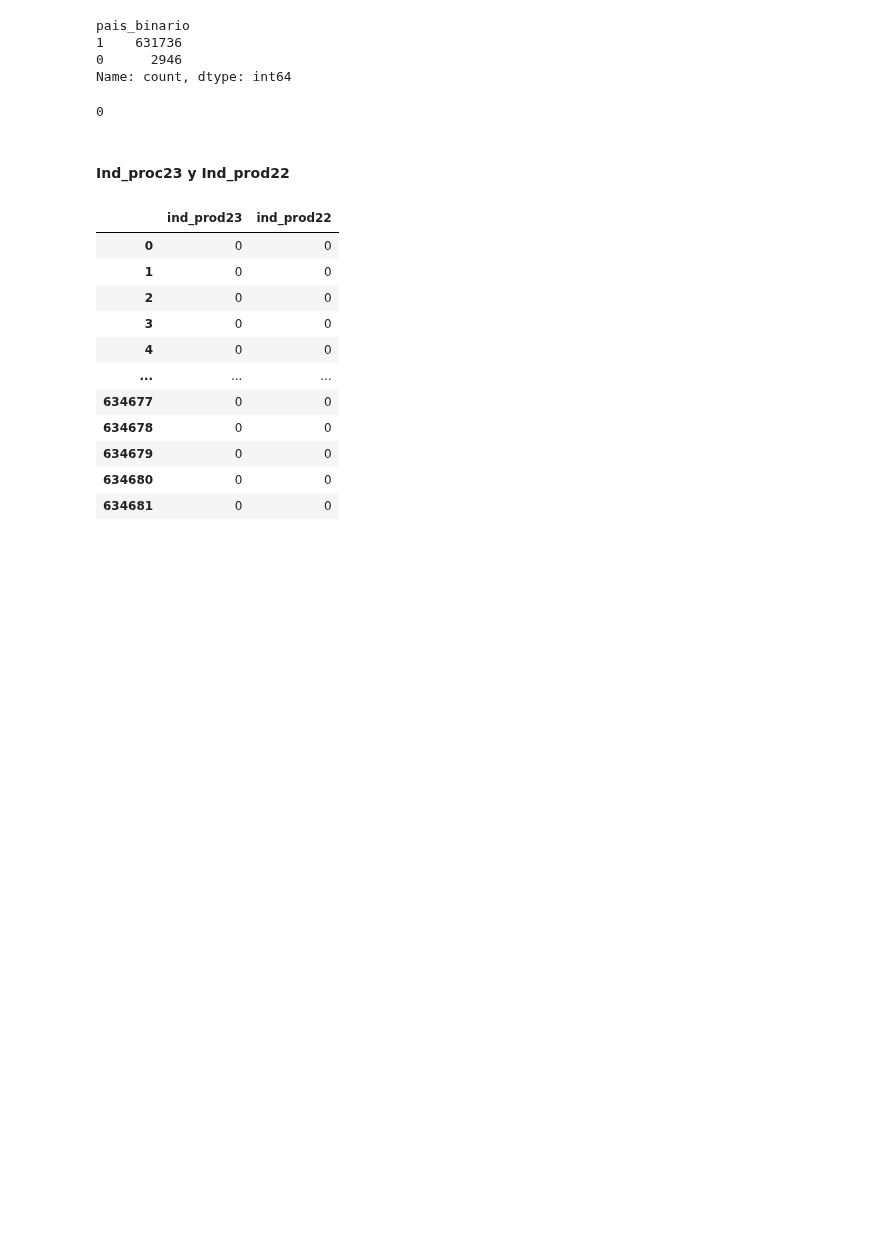
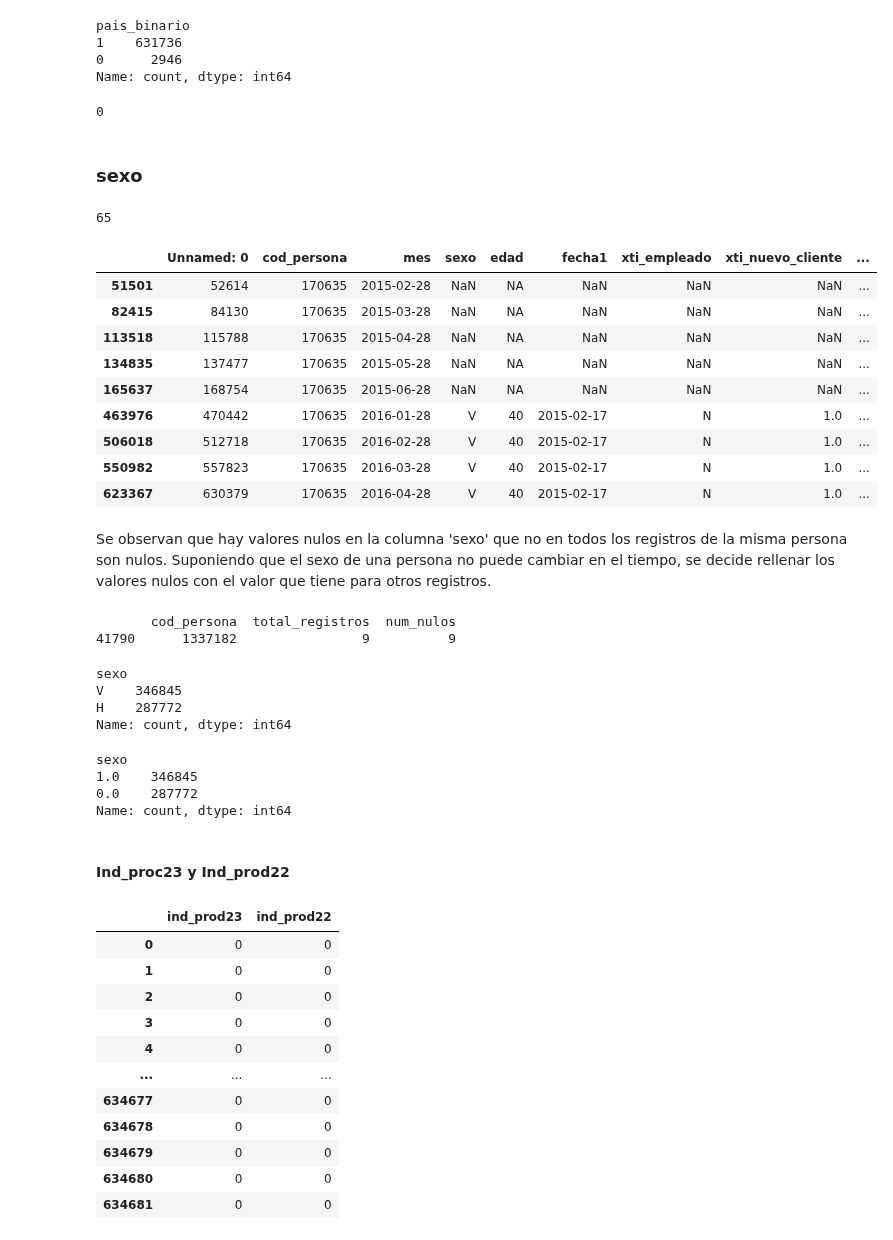
Before and after one commit to pepelopelope/Banking-Product-Recommendations-ML-Project, a Jupyter notebook: Codigo.ipynb, the cells around one changed output. Cells and saved outputs as stored; diff of their text form; code cells hidden in the pictures; blank space fills up the shorter version.

Commit message:
Sexo_in_progress

```diff
--- a/Codigo.ipynb
+++ b/Codigo.ipynb
@@ -242,3 +242,49 @@ Name: count, dtype: int64
 dataset['pais_binario'].isnull().sum() #No hay valores nulos
 # %% [output]
 0
+# %% [markdown]
+### sexo
+# %%
+dataset['sexo'].isnull().sum()
+# %% [output]
+65
+# %%
+dataset[dataset['cod_persona']==170635]
+# %% [output]
+|  | Unnamed: 0 | cod_persona | mes | sexo | edad | fecha1 | xti_empleado | xti_nuevo_cliente | ... |
+| 51501 | 52614 | 170635 | 2015-02-28 | NaN | NA | NaN | NaN | NaN | ... |
+| 82415 | 84130 | 170635 | 2015-03-28 | NaN | NA | NaN | NaN | NaN | ... |
+| 113518 | 115788 | 170635 | 2015-04-28 | NaN | NA | NaN | NaN | NaN | ... |
+| 134835 | 137477 | 170635 | 2015-05-28 | NaN | NA | NaN | NaN | NaN | ... |
+| 165637 | 168754 | 170635 | 2015-06-28 | NaN | NA | NaN | NaN | NaN | ... |
+| 463976 | 470442 | 170635 | 2016-01-28 | V | 40 | 2015-02-17 | N | 1.0 | ... |
+| 506018 | 512718 | 170635 | 2016-02-28 | V | 40 | 2015-02-17 | N | 1.0 | ... |
+| 550982 | 557823 | 170635 | 2016-03-28 | V | 40 | 2015-02-17 | N | 1.0 | ... |
+| 623367 | 630379 | 170635 | 2016-04-28 | V | 40 | 2015-02-17 | N | 1.0 | ... |
+# %% [markdown]
+Se observan que hay valores nulos en la columna 'sexo' que no en todos los registros de la misma persona son nulos. Suponiendo que el sexo de una persona no puede cambiar en el tiempo, se decide rellenar los valores nulos con el valor que tiene para otros registros.
+# %%
+# Calcular el número de registros por 'cod_persona'
+num_registros_por_persona = dataset.groupby('cod_persona').size().reset_index(name='total_registros')
+
+# Calcular el número de valores nulos en la columna 'sexo' por cada 'cod_persona'
+num_nulos_por_persona = dataset.groupby('cod_persona')['sexo'].apply(lambda x: x.isnull().sum()).reset_index(name='num_nulos')
+
+# Unir la información de los nulos y el total de registros al dataset original
+info_completa = num_registros_por_persona.merge(num_nulos_por_persona, on='cod_persona')
+
+# Filtrar para encontrar las personas donde el número de nulos es igual al número de registros
+personas_con_todos_nulos = info_completa[info_completa['total_registros'] == info_completa['num_nulos']]
+
+# Mostrar el resultado
+print(personas_con_todos_nulos)
+# %% [output]
+       cod_persona  total_registros  num_nulos
+41790      1337182                9          9
+# %%
+dataset['sexo'].value_counts()
+# %% [output]
+sexo
+V    346845
+H    287772
+Name: count, dtype: int64
@@ -245,3 +297,10 @@ dataset['pais_binario'].isnull().sum() #No hay valores nulos
+# %%
+dataset['sexo'].value_counts()
+# %% [output]
+sexo
+1.0    346845
+0.0    287772
+Name: count, dtype: int64
 # %% [markdown]
 #### Ind_proc23 y Ind_prod22
 # %%
```
Also changed, not shown: parts of 2 cells of this notebook.
